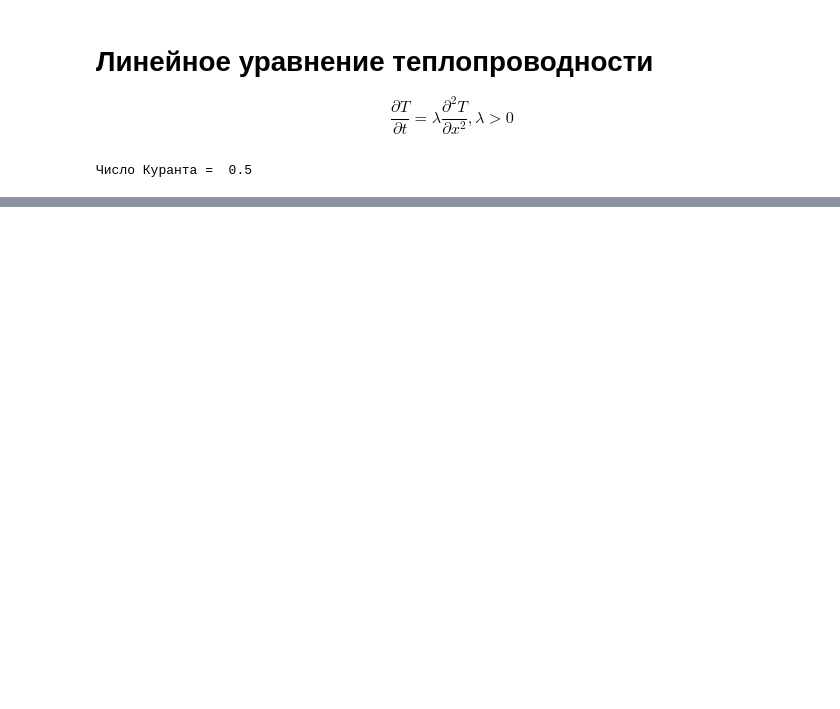
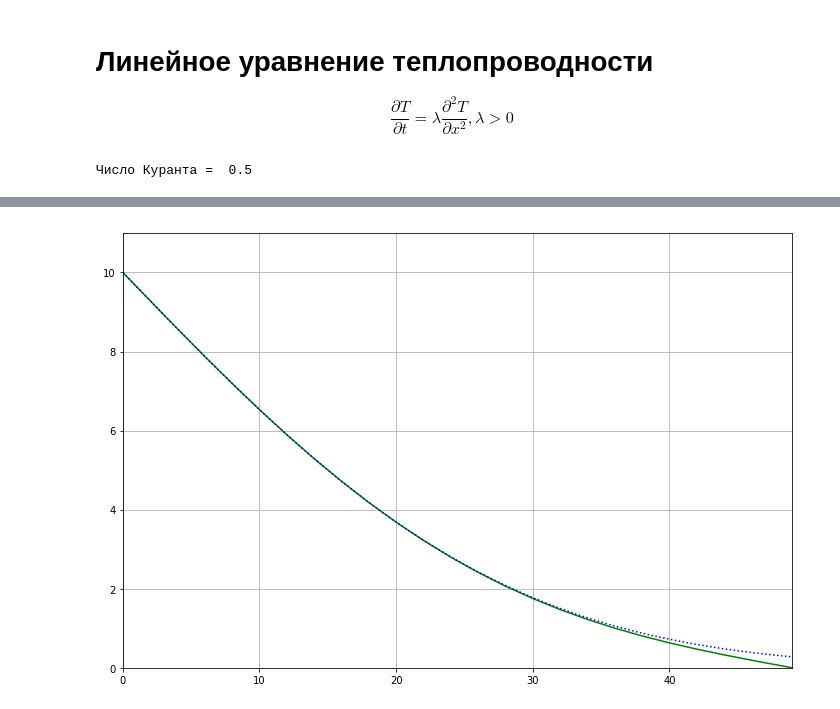
Before and after one commit to dimared/vmetf, a Jupyter notebook: 2task.ipynb, the cells around one changed output, grey strips where cells are left out. Cells and saved outputs as stored; diff of their text form; code cells hidden in the pictures; blank space fills up the shorter version.

```diff
--- a/2task.ipynb
+++ b/2task.ipynb
@@ -38,3 +38,35 @@ print("Число Куранта = ", sigma)
 assert sigma <= 0.5, "Схема неустойчива!"
 # %% [output]
 Число Куранта =  0.5
+# %%
+A = np.zeros((T,N))
+
+for n in range(-1, T-1):
+    A[n+1][0] = T0
+    for i in range(1, N-1):
+        A[n+1][i] = A[n][i] + sigma*(A[n][i+1]-2*A[n][i]+A[n][i-1])
+    A[n+1][N-1] = 0
+
+
+fig, ax = plt.subplots(figsize = (12, 8))
+xdata, ydata = range(N), []
+ax.grid(True)
+ln, = plt.plot([], [], color = 'g', linestyle = '-')
+ln2, = plt.plot([], [], color = 'b', linestyle = ':')
+
+frame_const = 3
+
+def init():
+    ax.set_xlim(0, N-1)
+    ax.set_ylim(0, T0*1.1)
+    return ln,
+
+def update(t):
+    ydata = A[frame_const*t]
+    ln.set_data(xdata, ydata)
+    ln2.set_data(xdata, getPrecise(frame_const*t))
+    return ln,
+
+anim = FuncAnimation(fig, update, frames=T//frame_const, init_func=init, interval=30, blit=True)
+HTML(anim.to_html5_video())
+# %% [output]
@@ -41,3 +74,4 @@ assert sigma <= 0.5, "Схема неустойчива!"
+[figure, added]
 # %%
 A = np.zeros((T,N))
 
```
Also changed, not shown: parts of 5 cells of this notebook.
